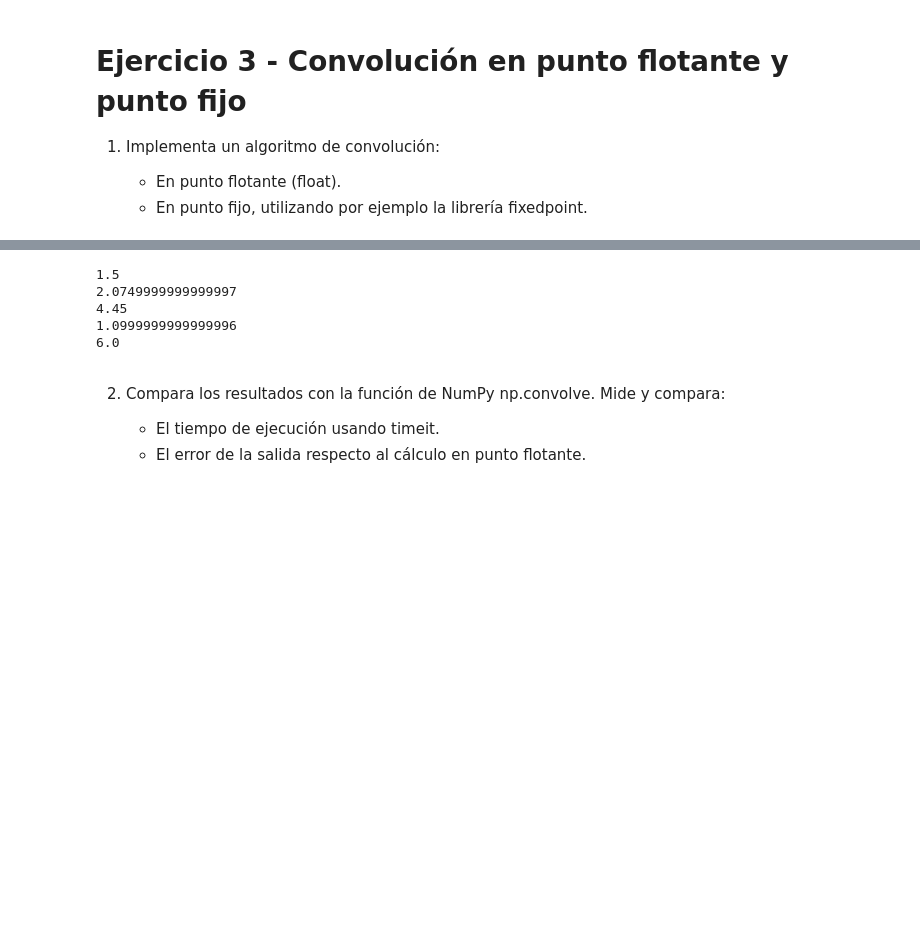
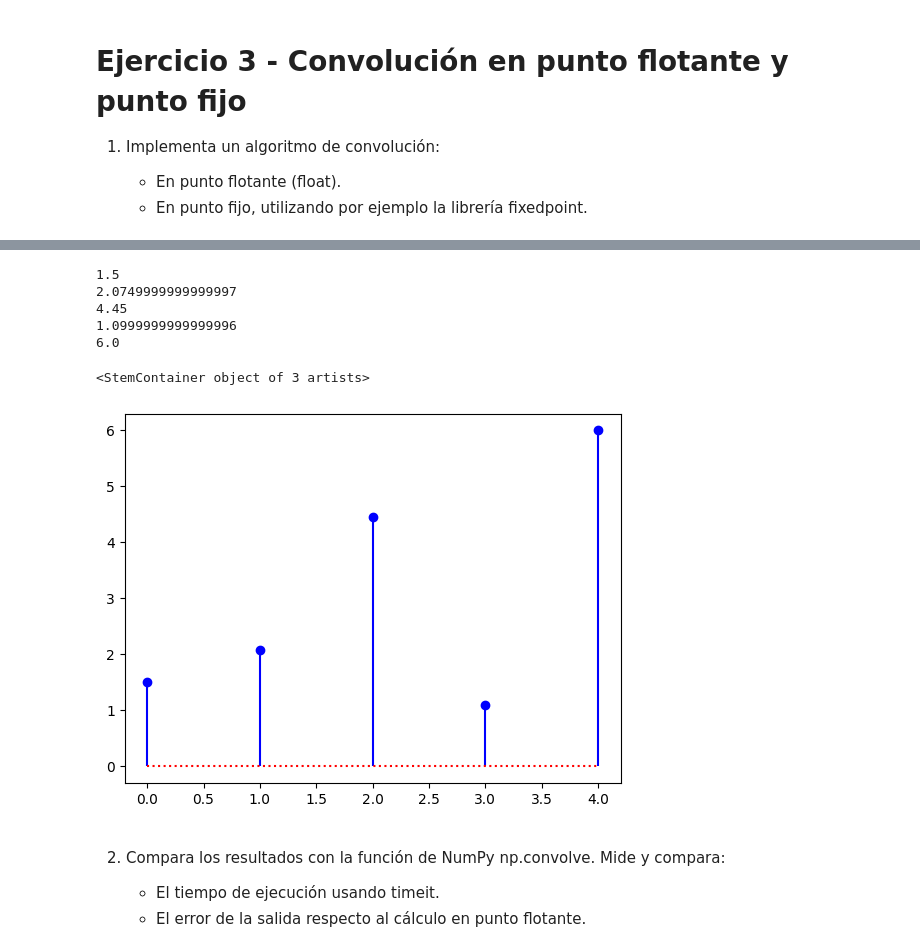
Before and after one commit to gitnachomartinez97/PES, a Jupyter notebook: TP1 - Martínez Ignacio N.ipynb, the cells around one changed output, grey strips where cells are left out. Drawn from its saved outputs; the diff is of its cells as text; code cells hidden in the pictures; blank space fills up the shorter version.

```diff
--- a/TP1 - Martínez Ignacio N.ipynb
+++ b/TP1 - Martínez Ignacio N.ipynb
@@ -319,33 +332,39 @@ def convolucion_float(x, h):
 
     for n in range(len(y)):
         for k in range(N):
             if 0 <= n-k < M:
                 y[n] += x[k] * h[n-k]
     return y
 
 # -----------------------------
 # EJEMPLO
 # -----------------------------
 x = [1.0, 2.05, 3.0]  #Señal 1
 h = [1.5, -1.0, 2.0]  #Señal 2
 
 #Aplicación de Convolución
 y = convolucion_float(x, h)
 
 # -----------------------------
 # IMPRIMIR RESULTADO
 # -----------------------------
 print(y[0])
 print(y[1])
 print(y[2])
 print(y[3])
 print(y[4])
+
+n_indices = np.arange(len(y))
+# Gráfica de la convolución en punto flotante (Referencia)
+plt.stem(n_indices, y, linefmt='b-', markerfmt='bo', basefmt='r:', label='Punto Flotante (Referencia)')
 # %% [output]
 1.5
 2.0749999999999997
 4.45
 1.0999999999999996
 6.0
+<StemContainer object of 3 artists>
+[figure, added]
 # %% [markdown]
 2. Compara los resultados con la función de NumPy np.convolve. Mide y compara:
 
```
Also changed, not shown: parts of 3 cells of this notebook.
